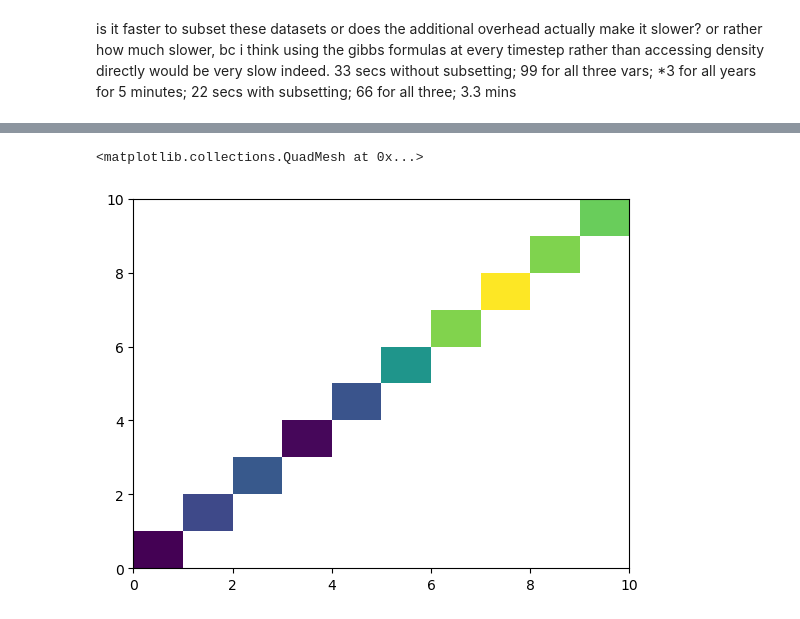
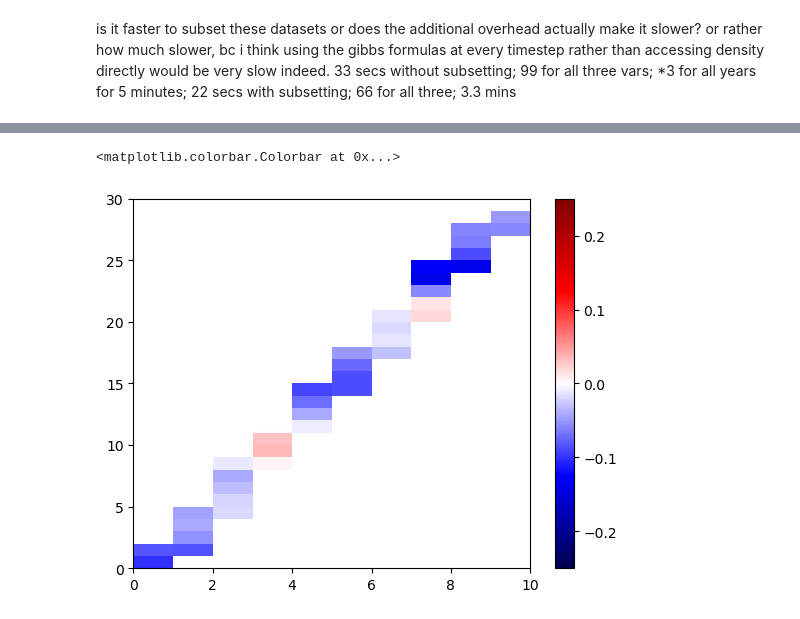
Before and after one commit to gekirkpatrick/NEMO-Analysis-Base-Scripts, a Jupyter notebook: water_mass_transports.ipynb, the cells around one changed output, grey strips where cells are left out. Drawn from its saved outputs; the diff is of its cells as text; code cells hidden in the pictures.

```diff
--- a/water_mass_transports.ipynb
+++ b/water_mass_transports.ipynb
@@ -364,10 +447,18 @@ px = [0,1,2,3,4,5,6,7,8,9]
+# %%
+u = ds_u4['vozocrtx'][0, 0, 180:210, 310:320]
+# %%
+iit, jjt = section_calculation(inds[0], inds[1]-1, inds[2], inds[3]-1)
+ii, jj = shift_subset_bounds(iit, jjt)
+# %%
+mask = np.zeros((30,10))
 # %%
-for z in range(10):
-    mask[px[z], py[z]] = 1
+for z in range(len(ii)):
+    mask[ii[z], jj[z]] = 1
 # %%
 mask = mask.astype(bool)
 # %%
-plt.pcolormesh(np.where(mask, u, np.nan))
+plt.pcolormesh(np.where(mask, u, np.nan),vmin=-.25, vmax=.25, cmap = 'seismic')
+plt.colorbar()
 # %% [output]
-<matplotlib.collections.QuadMesh at 0x...>
+<matplotlib.colorbar.Colorbar at 0x...>
-[figure, old version]
+[figure, new version]
```
Also changed, not shown: parts of 15 cells of this notebook.
